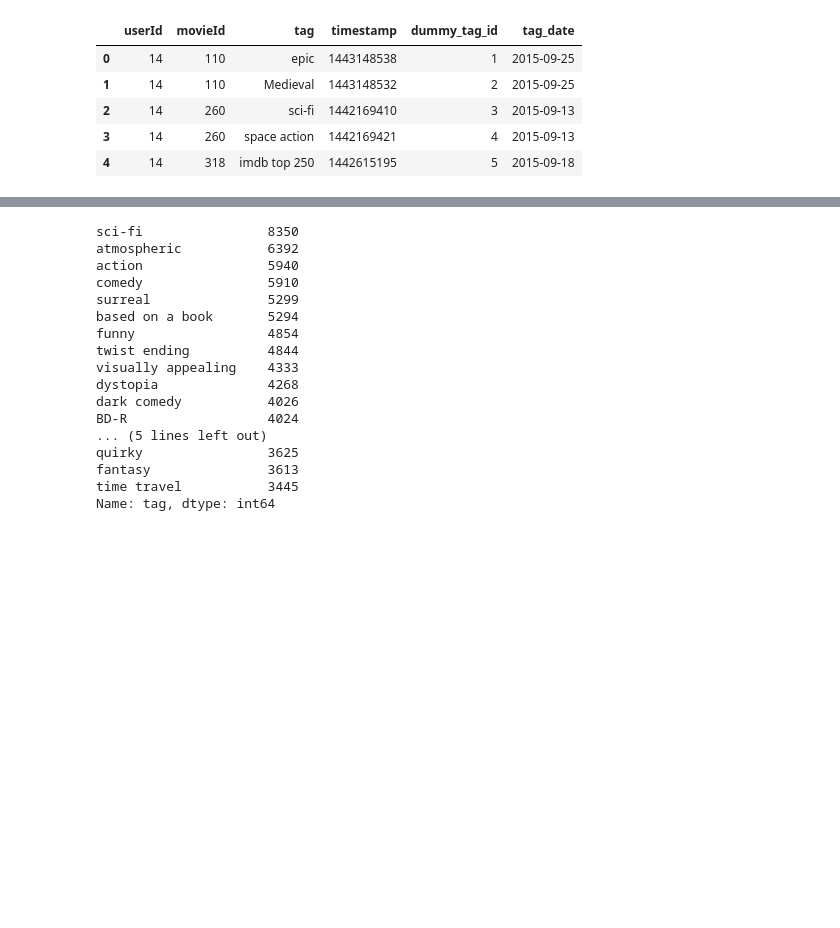
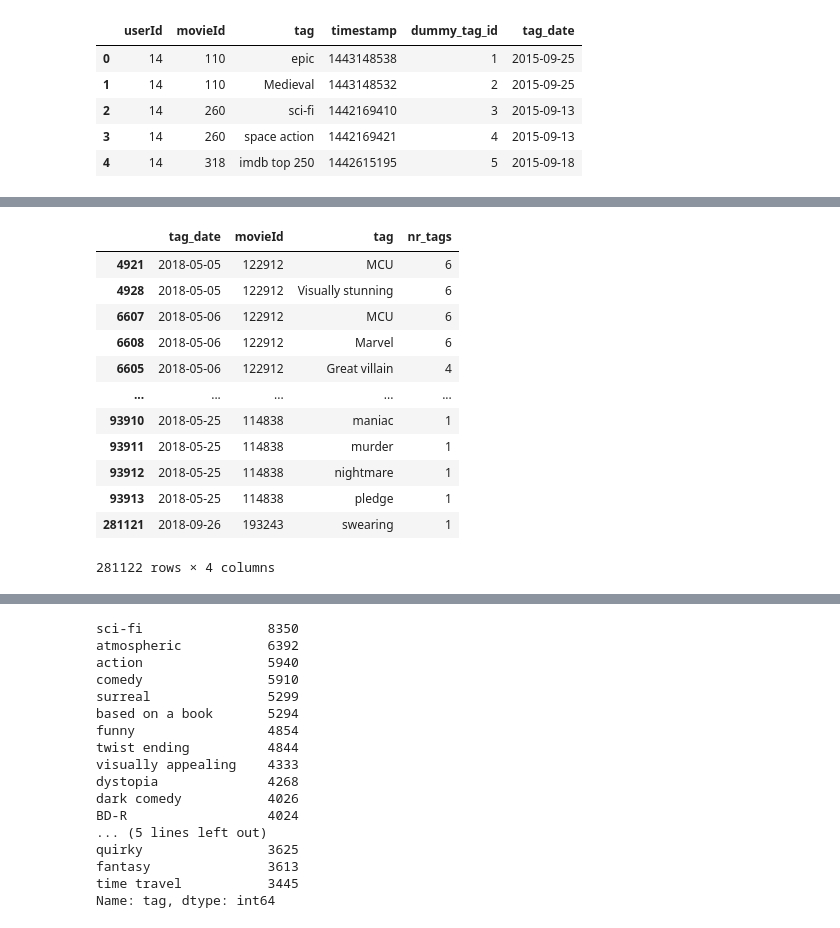
Before and after one commit to RandomUserName77/RandomUserName77, a Jupyter notebook: funda_assignment.ipynb, the cells around one changed output, grey strips where cells are left out. Cells and saved outputs as stored; diff of their text form; code cells hidden in the pictures; blank space fills up the shorter version.

```diff
--- a/funda_assignment.ipynb
+++ b/funda_assignment.ipynb
@@ -730,0 +750,20 @@ tags_df.head(5)
+# %%
+recent_tags_check = tags_df.loc[tags_df['tag_date']>'2018-05-01'].groupby(['tag_date', 'movieId','tag']).agg(
+    nr_tags=('dummy_tag_id', 'count')
+).reset_index()
+
+recent_tags_check.sort_values('nr_tags', ascending=False)
+# %% [output]
+|  | tag_date | movieId | tag | nr_tags |
+| 4921 | 2018-05-05 | 122912 | MCU | 6 |
+| 4928 | 2018-05-05 | 122912 | Visually stunning | 6 |
+| 6607 | 2018-05-06 | 122912 | MCU | 6 |
+| 6608 | 2018-05-06 | 122912 | Marvel | 6 |
+| 6605 | 2018-05-06 | 122912 | Great villain | 4 |
+| ... | ... | ... | ... | ... |
+| 93910 | 2018-05-25 | 114838 | maniac | 1 |
+| 93911 | 2018-05-25 | 114838 | murder | 1 |
+| 93912 | 2018-05-25 | 114838 | nightmare | 1 |
+| 93913 | 2018-05-25 | 114838 | pledge | 1 |
+| 281121 | 2018-09-26 | 193243 | swearing | 1 |
+281122 rows × 4 columns
```
Also changed, not shown: parts of 6 cells of this notebook.
